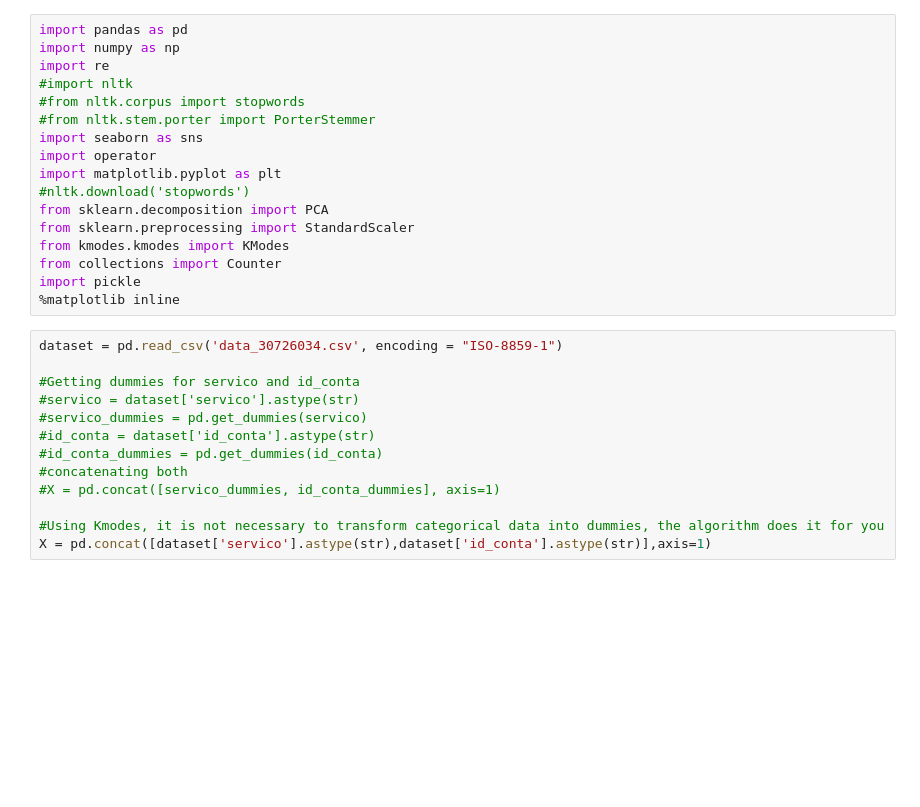
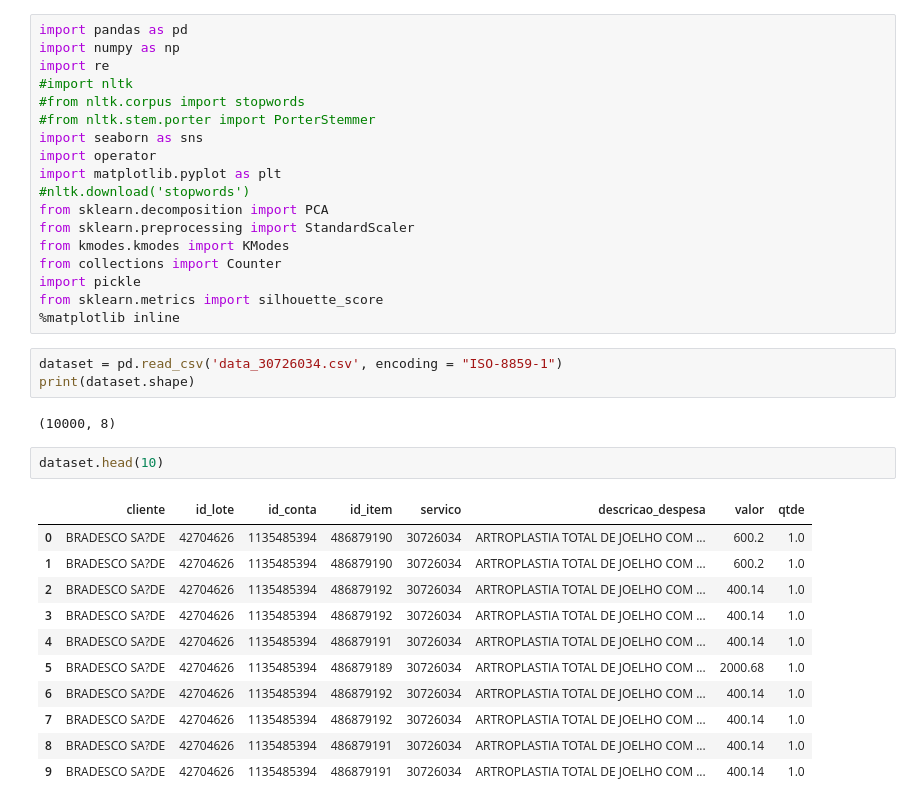
Before and after one commit to cetaxconsultoria/orizon_raiox, a Jupyter notebook: Clustering.ipynb, the cells around one changed output. Saved outputs shown, nothing was run; the diff lists cells and outputs as text; blank space fills up the shorter version.

```diff
--- a/Clustering.ipynb
+++ b/Clustering.ipynb
@@ -14,17 +14,24 @@ from sklearn.preprocessing import StandardScaler
 from kmodes.kmodes import KModes
 from collections import Counter
 import pickle
+from sklearn.metrics import silhouette_score
 %matplotlib inline
-# %%
-dataset = pd.read_csv('data_30726034.csv', encoding = "ISO-8859-1")
-
-#Getting dummies for servico and id_conta
-#servico = dataset['servico'].astype(str)
-#servico_dummies = pd.get_dummies(servico)
-#id_conta = dataset['id_conta'].astype(str)
-#id_conta_dummies = pd.get_dummies(id_conta)
-#concatenating both
-#X = pd.concat([servico_dummies, id_conta_dummies], axis=1)
-
-#Using Kmodes, it is not necessary to transform categorical data into dummies, the algorithm does it for you
-X = pd.concat([dataset['servico'].astype(str),dataset['id_conta'].astype(str)],axis=1)
+# %%
+dataset = pd.read_csv('data_30726034.csv', encoding = "ISO-8859-1")
+print(dataset.shape)
+# %% [output]
+(10000, 8)
+# %%
+dataset.head(10)
+# %% [output]
+|  | cliente | id_lote | id_conta | id_item | servico | descricao_despesa | valor | qtde |
+| 0 | BRADESCO SA?DE | 42704626 | 1135485394 | 486879190 | 30726034 | ARTROPLASTIA TOTAL DE JOELHO COM ... | 600.2 | 1.0 |
+| 1 | BRADESCO SA?DE | 42704626 | 1135485394 | 486879190 | 30726034 | ARTROPLASTIA TOTAL DE JOELHO COM ... | 600.2 | 1.0 |
+| 2 | BRADESCO SA?DE | 42704626 | 1135485394 | 486879192 | 30726034 | ARTROPLASTIA TOTAL DE JOELHO COM ... | 400.14 | 1.0 |
+| 3 | BRADESCO SA?DE | 42704626 | 1135485394 | 486879192 | 30726034 | ARTROPLASTIA TOTAL DE JOELHO COM ... | 400.14 | 1.0 |
+| 4 | BRADESCO SA?DE | 42704626 | 1135485394 | 486879191 | 30726034 | ARTROPLASTIA TOTAL DE JOELHO COM ... | 400.14 | 1.0 |
+| 5 | BRADESCO SA?DE | 42704626 | 1135485394 | 486879189 | 30726034 | ARTROPLASTIA TOTAL DE JOELHO COM ... | 2000.68 | 1.0 |
+| 6 | BRADESCO SA?DE | 42704626 | 1135485394 | 486879192 | 30726034 | ARTROPLASTIA TOTAL DE JOELHO COM ... | 400.14 | 1.0 |
+| 7 | BRADESCO SA?DE | 42704626 | 1135485394 | 486879192 | 30726034 | ARTROPLASTIA TOTAL DE JOELHO COM ... | 400.14 | 1.0 |
+| 8 | BRADESCO SA?DE | 42704626 | 1135485394 | 486879191 | 30726034 | ARTROPLASTIA TOTAL DE JOELHO COM ... | 400.14 | 1.0 |
+| 9 | BRADESCO SA?DE | 42704626 | 1135485394 | 486879191 | 30726034 | ARTROPLASTIA TOTAL DE JOELHO COM ... | 400.14 | 1.0 |
```
Also changed, not shown: parts of 17 cells of this notebook.
